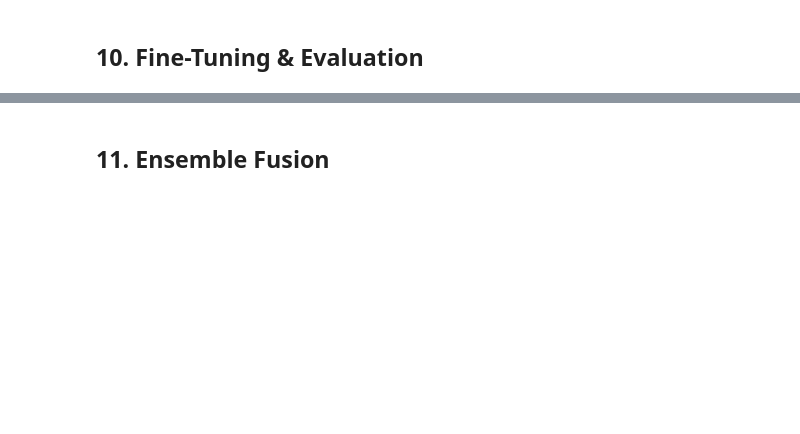
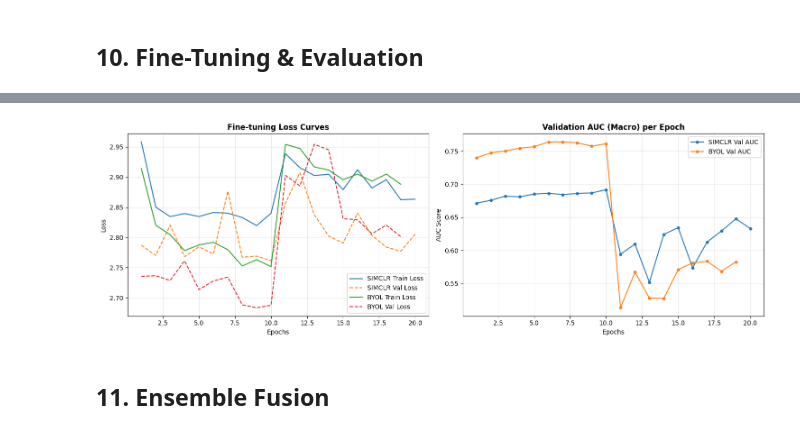
Before and after one commit to SanjuktaK/ssl-fundus-classification, a Jupyter notebook: SSL_Fundus_Pipeline.ipynb, the cells around one changed output, grey strips where cells are left out. Saved outputs shown, nothing was run; the diff lists cells and outputs as text; code cells hidden in the pictures; blank space fills up the shorter version.

```diff
--- a/SSL_Fundus_Pipeline.ipynb
+++ b/SSL_Fundus_Pipeline.ipynb
@@ -1198,6 +1440,9 @@ def finetune_and_evaluate(method_name, backbone_state):
     print(f"\n{'='*50}")
     print(f"  Fine-tuning: {method_name.upper()}")
     print(f"{'='*50}")
+
+    # Define device inside the function
+    device = torch.device(cfg.device)
 
     # Data Transforms
     train_aug = FinetuneAugmentation(cfg.image_size, is_train=True)
@@ -1372,3 +1619,36 @@ Fine-tuning complete!
+# %%
+import matplotlib.pyplot as plt
+
+# Create a figure with two subplots: Loss and AUC
+fig, (ax1, ax2) = plt.subplots(1, 2, figsize=(15, 5))
+
+# Plot 1: Fine-tuning Loss (Training vs. Validation)
+for method, r in results.items():
+    epochs = range(1, len(r['history']['train_loss']) + 1)
+    ax1.plot(epochs, r['history']['train_loss'], label=f'{method.upper()} Train Loss')
+    ax1.plot(epochs, r['history']['val_loss'], '--', label=f'{method.upper()} Val Loss')
+
+ax1.set_title('Fine-tuning Loss Curves', fontweight='bold')
+ax1.set_xlabel('Epochs')
+ax1.set_ylabel('Loss')
+ax1.legend()
+ax1.grid(True, alpha=0.3)
+
+# Plot 2: Validation AUC
+for method, r in results.items():
+    epochs = range(1, len(r['history']['val_auc']) + 1)
+    ax2.plot(epochs, r['history']['val_auc'], marker='o', markersize=4, label=f'{method.upper()} Val AUC')
+
+ax2.set_title('Validation AUC (Macro) per Epoch', fontweight='bold')
+ax2.set_xlabel('Epochs')
+ax2.set_ylabel('AUC Score')
+ax2.legend()
+ax2.grid(True, alpha=0.3)
+
+plt.tight_layout()
+plt.show()
+# %% [output]
+[figure, added]
 # %% [markdown]
 ## 11. Ensemble Fusion
 # %%
```
Also changed, not shown: parts of 12 cells of this notebook.
